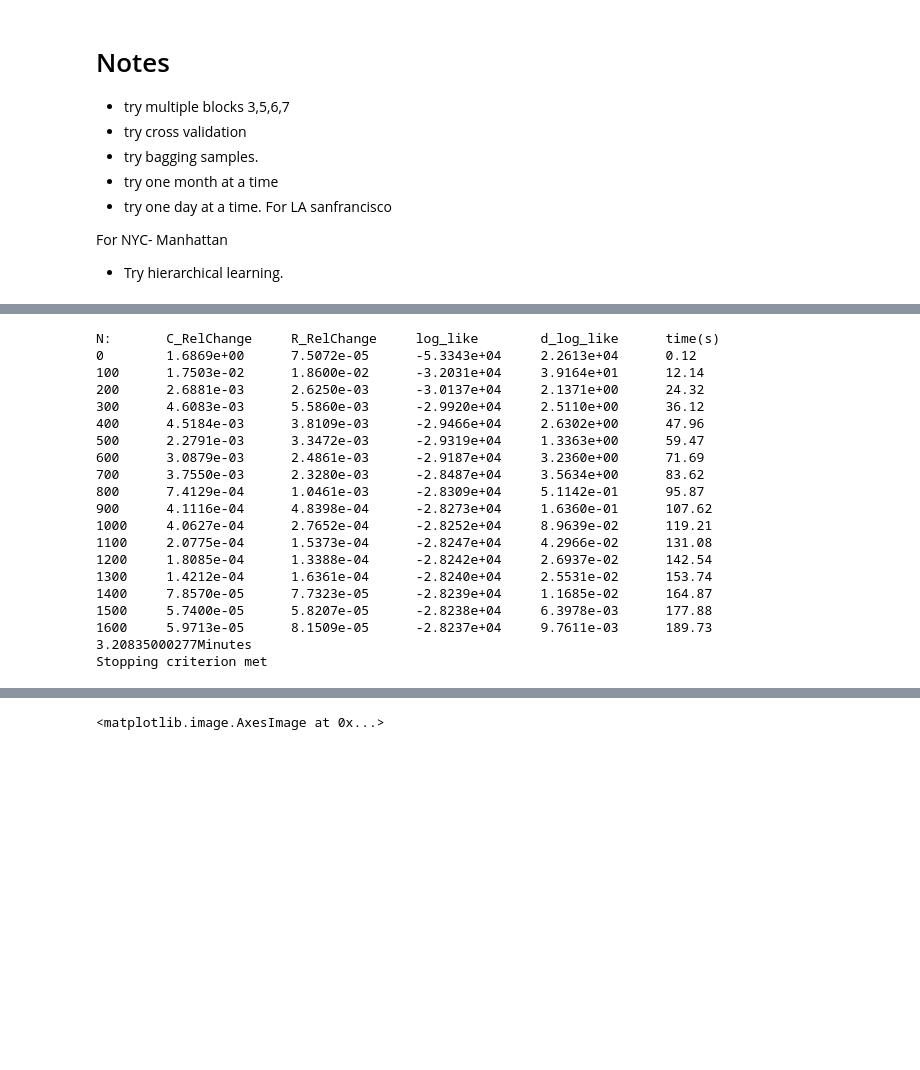
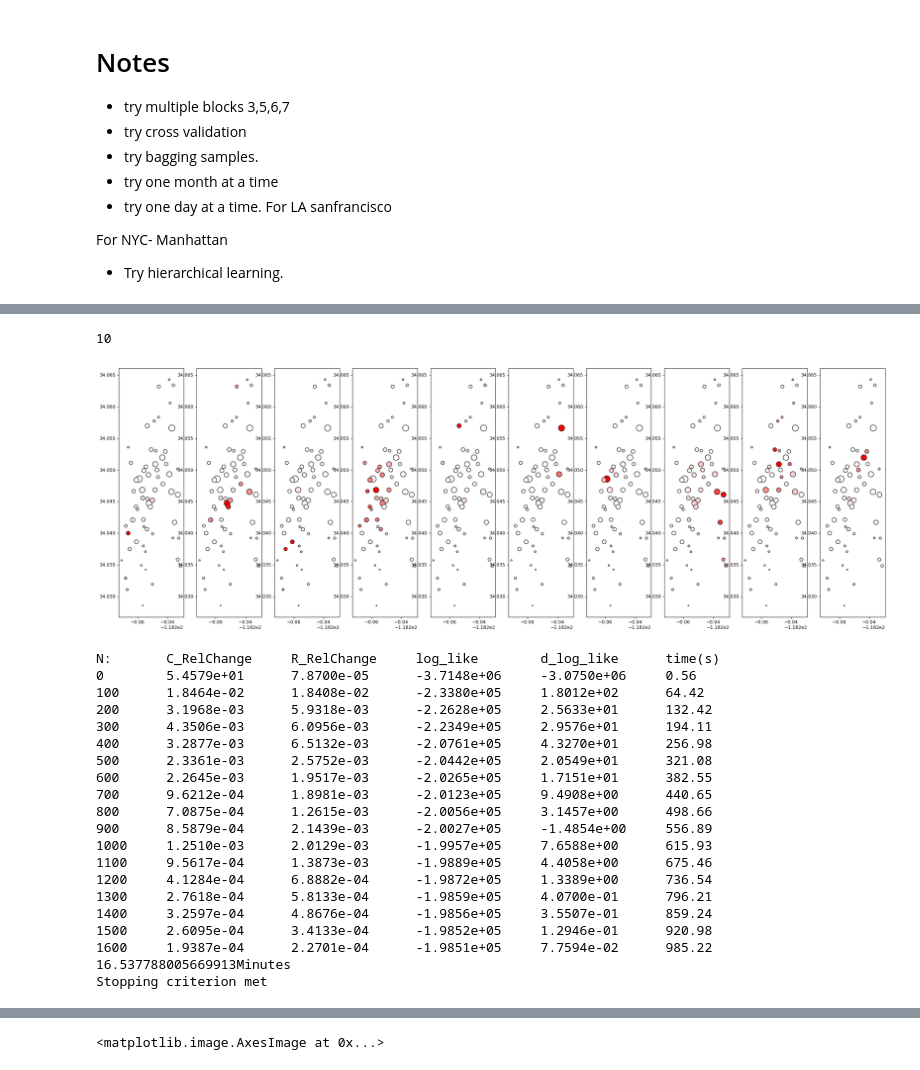
Before and after one commit to cmentus/tdsbm_supplementary_material, a Jupyter notebook: mixed_model_implementation_python/SBMexploration.ipynb, the cells around one changed output, grey strips where cells are left out. Saved outputs shown, nothing was run; the diff lists cells and outputs as text; code cells hidden in the pictures; blank space fills up the shorter version.

```diff
--- a/mixed_model_implementation_python/SBMexploration.ipynb
+++ b/mixed_model_implementation_python/SBMexploration.ipynb
@@ -45,4 +45,20 @@ for index, row in LAdf.iterrows():
     j = LA_stations.index(row['end_station_id'])
     t = int(row['start_time'].split(':')[0].split(' ')[1])
     LA_matrix[i, j, t] += 1
+# %%
+NYdf = pd.read_csv("../data/cleaned/ny1610_hm_no_weekend.csv")
+NY_stations_dups = list(NYdf['Start.Station.ID'])
+NY_lat = list(NYdf['Start.Station.Longitude'])
+NY_lon = list(NYdf['Start.Station.Latitude'])
+NY_station_info = dict(zip(NY_stations_dups, zip(NY_lat, NY_lon)))
+NY_stations = list(set(NY_stations_dups))
+NY_stations.sort()
+NY_N = len(NY_stations)
+NY_matrix = np.zeros([NY_N, NY_N, 24])
+for index, row in NYdf.iterrows():
+    #if ~row['weekend']:
+    i = NY_stations.index(row['Start.Station.ID'])
+    j = NY_stations.index(row['End.Station.ID'])
+    t = int(row['Start.Time'].split(':')[0].split(' ')[1])
+    NY_matrix[i, j, t] += 1
 # %%
@@ -94,29 +116,34 @@ plt.imshow(np.sum(LAr_fit,2))
+# %%
+scatterplot_block(LAc_fit,LA_N,numblocks,np.array([list(LA_station_info[x]) for x in LA_stations])
+                     ,sizes=LA_sizes,filename='TileLA'+str(10))
+# %% [output]
+10
+[figure, added]
 # %%
-LA_fit=[];
 numiter=10000
-numblocks=7
-r0,c0=realistic_initial(LA_matrix,LA_N,numblocks)
-LAr_fit7, LAc_fit7, wr, wc = \
-gradient_descent(LA_matrix, r0, c0, N=numiter,sig_digs=3, N_stable=600, nblocks = numblocks, verbose_time = 100)
+numblocks=5
+r0,c0=realistic_initial(NY_matrix,NY_N,numblocks)
+NYr_fit, NYc_fit, wr, wc = \
+gradient_descent(NY_matrix, r0, c0, N=numiter,sig_digs=3, N_stable=600, nblocks = numblocks, verbose_time = 100)
 # %% [output]
 N:       C_RelChange     R_RelChange     log_like        d_log_like      time(s)
-0        1.6869e+00      7.5072e-05      -5.3343e+04     2.2613e+04      0.12
-100      1.7503e-02      1.8600e-02      -3.2031e+04     3.9164e+01      12.14
-200      2.6881e-03      2.6250e-03      -3.0137e+04     2.1371e+00      24.32
-300      4.6083e-03      5.5860e-03      -2.9920e+04     2.5110e+00      36.12
-400      4.5184e-03      3.8109e-03      -2.9466e+04     2.6302e+00      47.96
-500      2.2791e-03      3.3472e-03      -2.9319e+04     1.3363e+00      59.47
-600      3.0879e-03      2.4861e-03      -2.9187e+04     3.2360e+00      71.69
-700      3.7550e-03      2.3280e-03      -2.8487e+04     3.5634e+00      83.62
-800      7.4129e-04      1.0461e-03      -2.8309e+04     5.1142e-01      95.87
-900      4.1116e-04      4.8398e-04      -2.8273e+04     1.6360e-01      107.62
-1000     4.0627e-04      2.7652e-04      -2.8252e+04     8.9639e-02      119.21
-1100     2.0775e-04      1.5373e-04      -2.8247e+04     4.2966e-02      131.08
-1200     1.8085e-04      1.3388e-04      -2.8242e+04     2.6937e-02      142.54
-1300     1.4212e-04      1.6361e-04      -2.8240e+04     2.5531e-02      153.74
-1400     7.8570e-05      7.7323e-05      -2.8239e+04     1.1685e-02      164.87
-1500     5.7400e-05      5.8207e-05      -2.8238e+04     6.3978e-03      177.88
-1600     5.9713e-05      8.1509e-05      -2.8237e+04     9.7611e-03      189.73
-3.20835000277Minutes
+0        5.4579e+01      7.8700e-05      -3.7148e+06     -3.0750e+06     0.56
+100      1.8464e-02      1.8408e-02      -2.3380e+05     1.8012e+02      64.42
+200      3.1968e-03      5.9318e-03      -2.2628e+05     2.5633e+01      132.42
+300      4.3506e-03      6.0956e-03      -2.2349e+05     2.9576e+01      194.11
+400      3.2877e-03      6.5132e-03      -2.0761e+05     4.3270e+01      256.98
+500      2.3361e-03      2.5752e-03      -2.0442e+05     2.0549e+01      321.08
+600      2.2645e-03      1.9517e-03      -2.0265e+05     1.7151e+01      382.55
+700      9.6212e-04      1.8981e-03      -2.0123e+05     9.4908e+00      440.65
+800      7.0875e-04      1.2615e-03      -2.0056e+05     3.1457e+00      498.66
+900      8.5879e-04      2.1439e-03      -2.0027e+05     -1.4854e+00     556.89
+1000     1.2510e-03      2.0129e-03      -1.9957e+05     7.6588e+00      615.93
+1100     9.5617e-04      1.3873e-03      -1.9889e+05     4.4058e+00      675.46
+1200     4.1284e-04      6.8882e-04      -1.9872e+05     1.3389e+00      736.54
+1300     2.7618e-04      5.8133e-04      -1.9859e+05     4.0700e-01      796.21
+1400     3.2597e-04      4.8676e-04      -1.9856e+05     3.5507e-01      859.24
+1500     2.6095e-04      3.4133e-04      -1.9852e+05     1.2946e-01      920.98
+1600     1.9387e-04      2.2701e-04      -1.9851e+05     7.7594e-02      985.22
+16.537788005669913Minutes
 Stopping criterion met
 # %%
```
Also changed, not shown: parts of 5 cells of this notebook.
